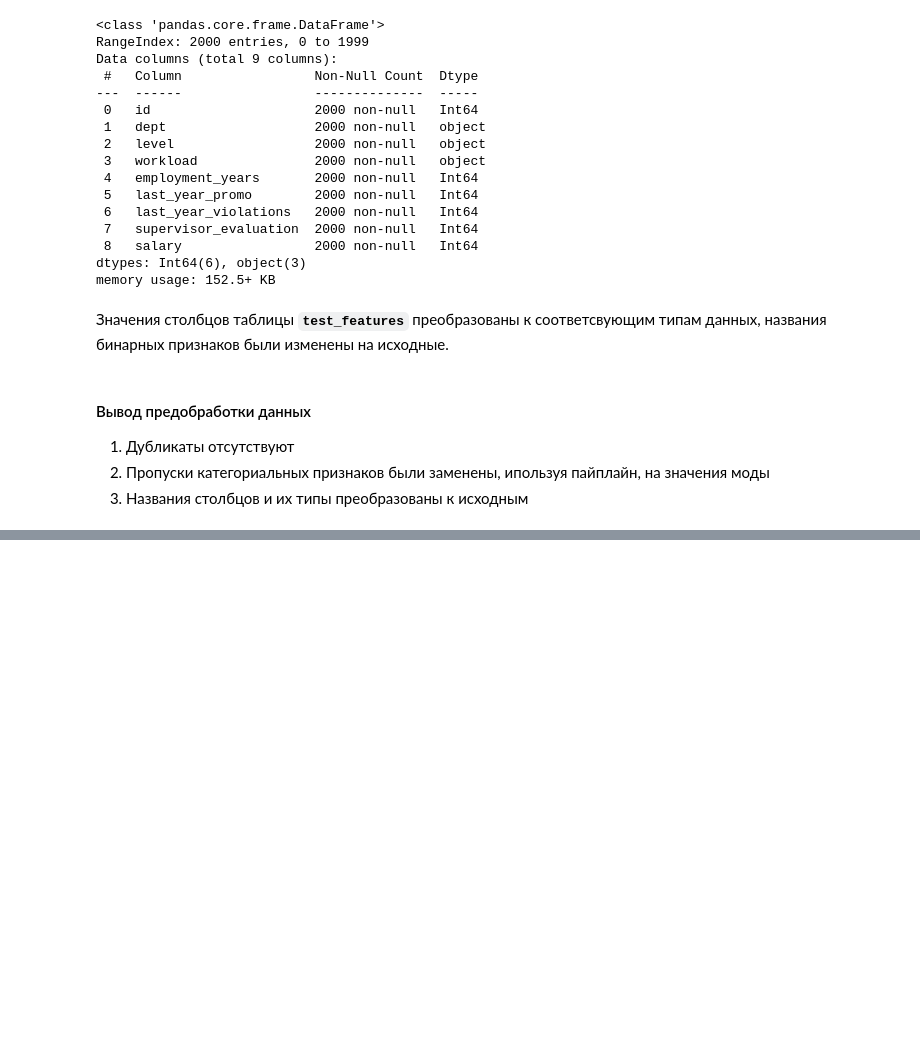
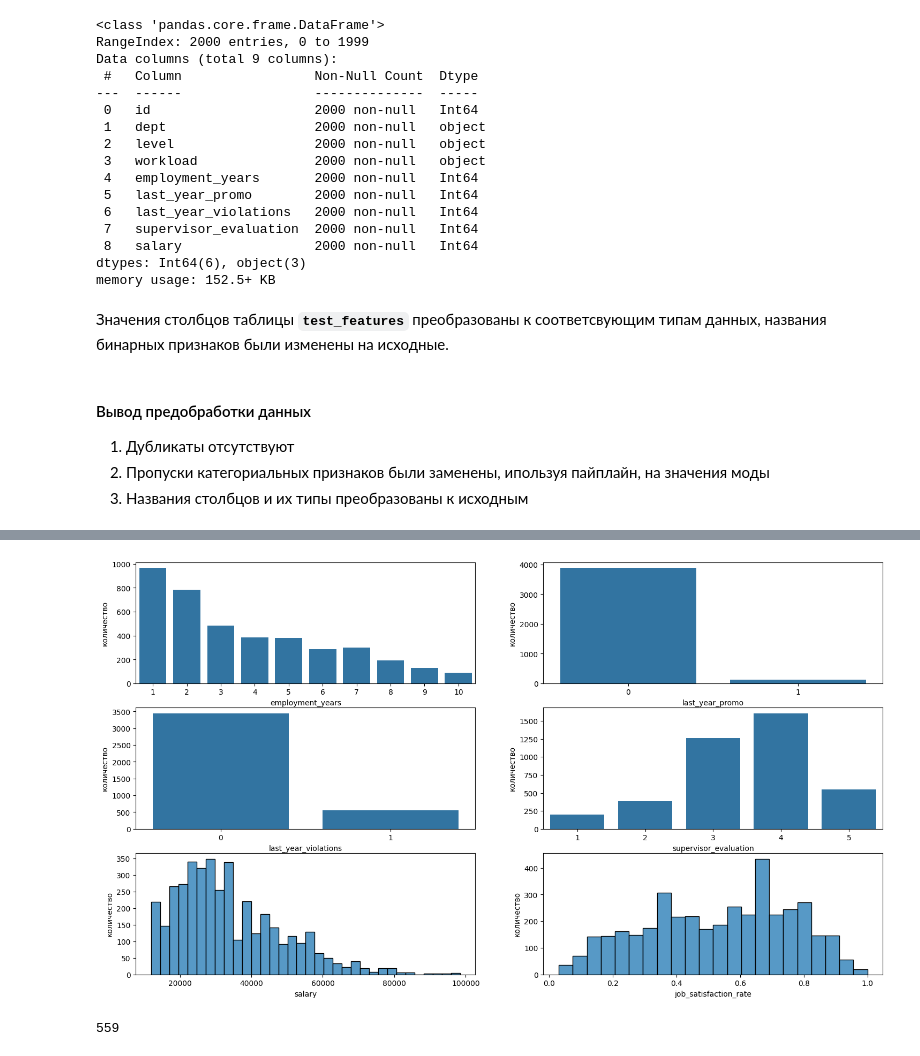
Before and after one commit to serguntsov/ML_HR_ANALYST, a Jupyter notebook: satisfaction_rate_job.ipynb, the cells around one changed output, grey strips where cells are left out. Cells and saved outputs as stored; diff of their text form; code cells hidden in the pictures; blank space fills up the shorter version.

```diff
--- a/satisfaction_rate_job.ipynb
+++ b/satisfaction_rate_job.ipynb
@@ -367,0 +370,15 @@ memory usage: 152.5+ KB
+# %%
+# Функция для отображения гистограммы числовых признаков
+def plt_hist_num(df):
+    plt.figure(figsize=(18, 10))
+    num_columns = df.select_dtypes(include='number').columns[1:]
+
+    for i, clm in enumerate(num_columns):
+        plt.subplot(3, 2, i+1)
+        if df[clm].nunique() <= 20:
+            axes = sns.countplot(data=df.iloc[:, 1:], x=clm, color='#1F77B4')
+        else:
+            axes = sns.histplot(data=df.iloc[:, 1:], x=clm)
+        axes.set_ylabel('количество')
+
+    plt.show()
@@ -367,0 +397,8 @@ memory usage: 152.5+ KB
+# %%
+plt_hist_num(train_job_satisfaction)
+# %% [output]
+[figure, added]
+# %%
+train_job_satisfaction['last_year_violations'].sum()
+# %% [output]
+559
```
Also changed, not shown: parts of 3 cells of this notebook.
